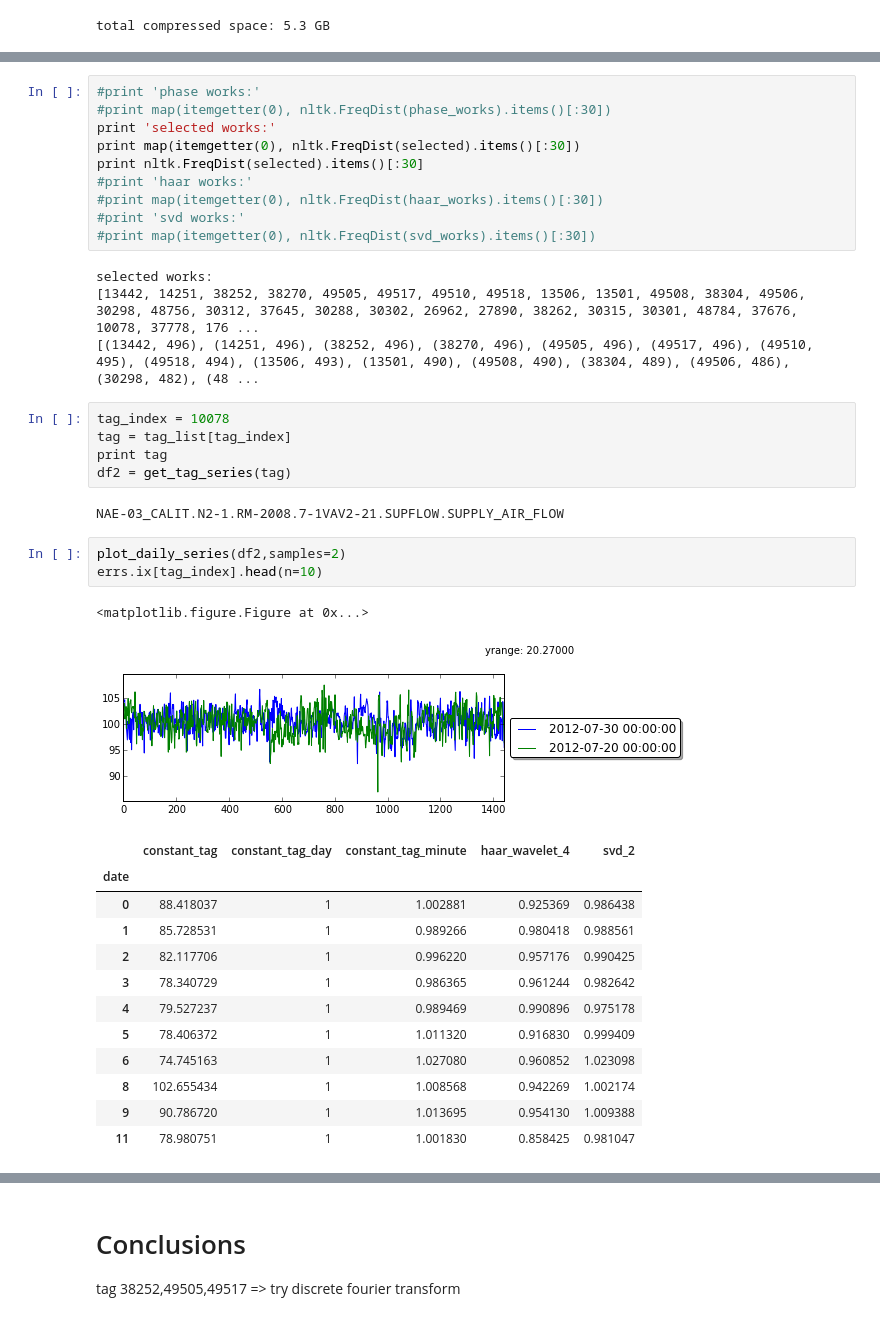
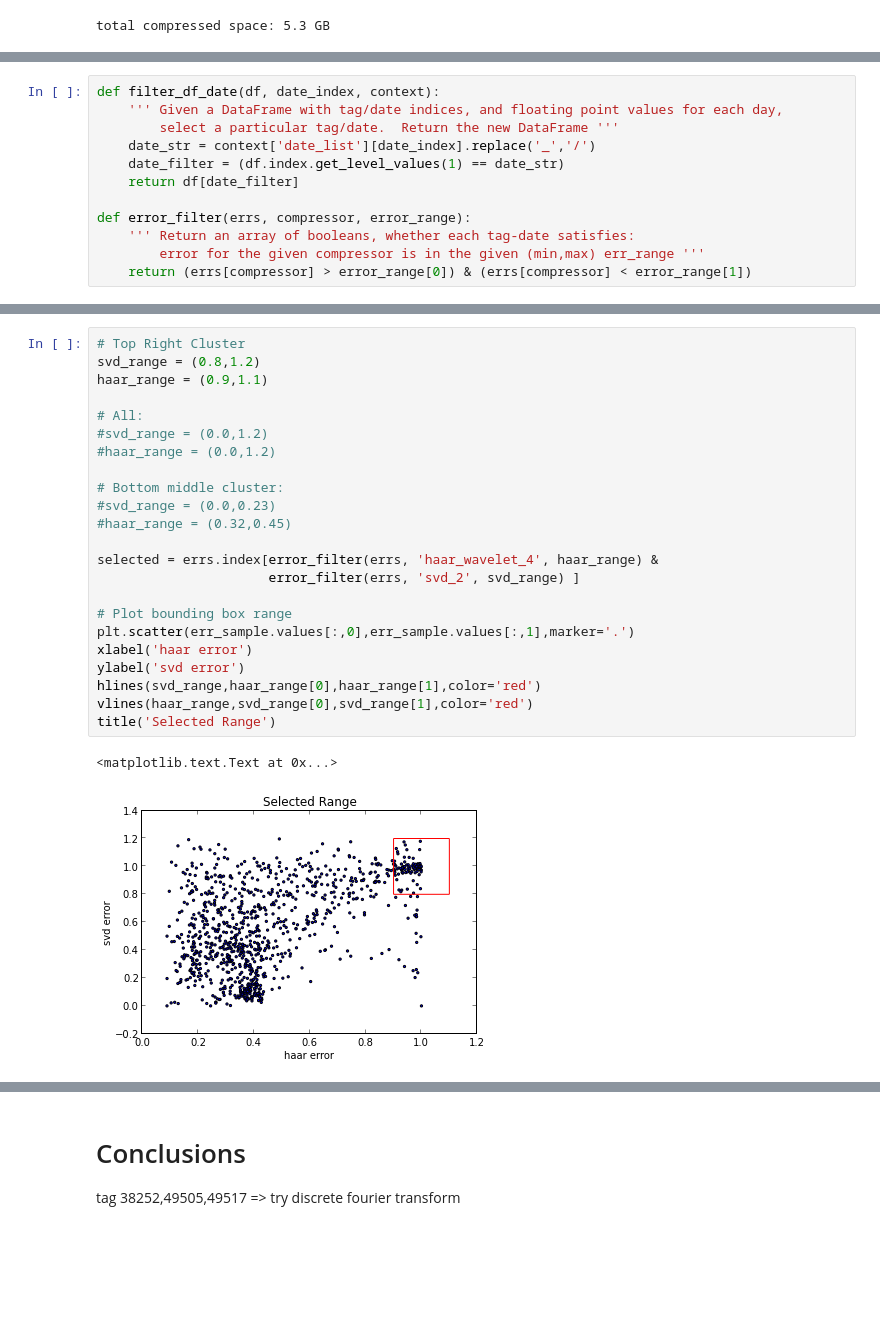
Before and after one commit to melkherj/SmartGridProject, a Jupyter notebook: notebooks/Compression_Performance.ipynb, the cells around one changed output, grey strips where cells are left out. Cells and saved outputs as stored; diff of their text form; blank space fills up the shorter version.

```diff
--- a/notebooks/Compression_Performance.ipynb
+++ b/notebooks/Compression_Performance.ipynb
@@ -136 +134,13 @@ ylabel('svd error')
+# %%
+def filter_df_date(df, date_index, context):
+    ''' Given a DataFrame with tag/date indices, and floating point values for each day,
+        select a particular tag/date.  Return the new DataFrame '''
+    date_str = context['date_list'][date_index].replace('_','/')
+    date_filter = (df.index.get_level_values(1) == date_str)
+    return df[date_filter]
+
+def error_filter(errs, compressor, error_range):
+    ''' Return an array of booleans, whether each tag-date satisfies:
+        error for the given compressor is in the given (min,max) err_range '''
+    return (errs[compressor] > error_range[0]) & (errs[compressor] < error_range[1])
 # %% [markdown]
@@ -149,39 +148,26 @@ selected = map(itemgetter(0), errs.index[(errs['svd_2'] < svd_range[1]) & (errs[
-# %%
-#print 'phase works:'
-#print map(itemgetter(0), nltk.FreqDist(phase_works).items()[:30])
-print 'selected works:'
-print map(itemgetter(0), nltk.FreqDist(selected).items()[:30])
-print nltk.FreqDist(selected).items()[:30]
-#print 'haar works:'
-#print map(itemgetter(0), nltk.FreqDist(haar_works).items()[:30])
-#print 'svd works:'
-#print map(itemgetter(0), nltk.FreqDist(svd_works).items()[:30])
-# %% [output]
-selected works:
-[13442, 14251, 38252, 38270, 49505, 49517, 49510, 49518, 13506, 13501, 49508, 38304, 49506, 30298, 48756, 30312, 37645, 30288, 30302, 26962, 27890, 38262, 30315, 30301, 48784, 37676, 10078, 37778, 176 ...
-[(13442, 496), (14251, 496), (38252, 496), (38270, 496), (49505, 496), (49517, 496), (49510, 495), (49518, 494), (13506, 493), (13501, 490), (49508, 490), (38304, 489), (49506, 486), (30298, 482), (48 ...
-# %%
-tag_index = 10078
-tag = tag_list[tag_index]
-print tag
-df2 = get_tag_series(tag)
-# %% [output]
-NAE-03_CALIT.N2-1.RM-2008.7-1VAV2-21.SUPFLOW.SUPPLY_AIR_FLOW
-# %%
-plot_daily_series(df2,samples=2)
-errs.ix[tag_index].head(n=10)
-# %% [output]
-<matplotlib.figure.Figure at 0x...>
-[figure, removed]
-|  | constant_tag | constant_tag_day | constant_tag_minute | haar_wavelet_4 | svd_2 |
-| date |  |  |  |  |  |
-| 0 | 88.418037 | 1 | 1.002881 | 0.925369 | 0.986438 |
-| 1 | 85.728531 | 1 | 0.989266 | 0.980418 | 0.988561 |
-| 2 | 82.117706 | 1 | 0.996220 | 0.957176 | 0.990425 |
-| 3 | 78.340729 | 1 | 0.986365 | 0.961244 | 0.982642 |
-| 4 | 79.527237 | 1 | 0.989469 | 0.990896 | 0.975178 |
-| 5 | 78.406372 | 1 | 1.011320 | 0.916830 | 0.999409 |
-| 6 | 74.745163 | 1 | 1.027080 | 0.960852 | 1.023098 |
-| 8 | 102.655434 | 1 | 1.008568 | 0.942269 | 1.002174 |
-| 9 | 90.786720 | 1 | 1.013695 | 0.954130 | 1.009388 |
-| 11 | 78.980751 | 1 | 1.001830 | 0.858425 | 0.981047 |
+# %%
+# Top Right Cluster
+svd_range = (0.8,1.2)
+haar_range = (0.9,1.1)
+
+# All:
+#svd_range = (0.0,1.2)
+#haar_range = (0.0,1.2)
+
+# Bottom middle cluster:
+#svd_range = (0.0,0.23)
+#haar_range = (0.32,0.45)
+
+selected = errs.index[error_filter(errs, 'haar_wavelet_4', haar_range) &
+                      error_filter(errs, 'svd_2', svd_range) ]
+
+# Plot bounding box range
+plt.scatter(err_sample.values[:,0],err_sample.values[:,1],marker='.')
+xlabel('haar error')
+ylabel('svd error')
+hlines(svd_range,haar_range[0],haar_range[1],color='red')
+vlines(haar_range,svd_range[0],svd_range[1],color='red')
+title('Selected Range')
+# %% [output]
+<matplotlib.text.Text at 0x...>
+[figure, added]
```
Also changed, not shown: parts of 20 cells of this notebook, 1 other file.
